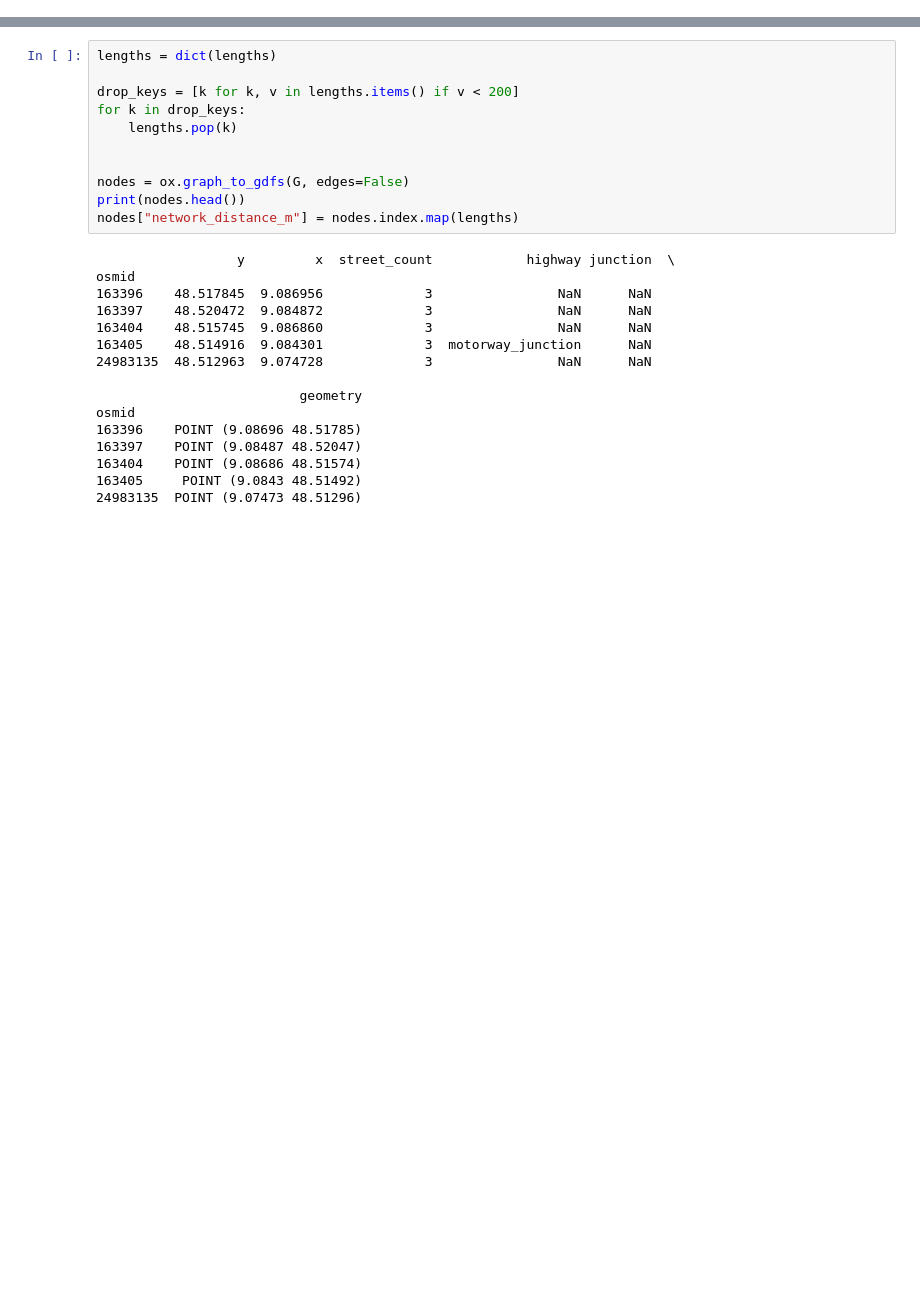
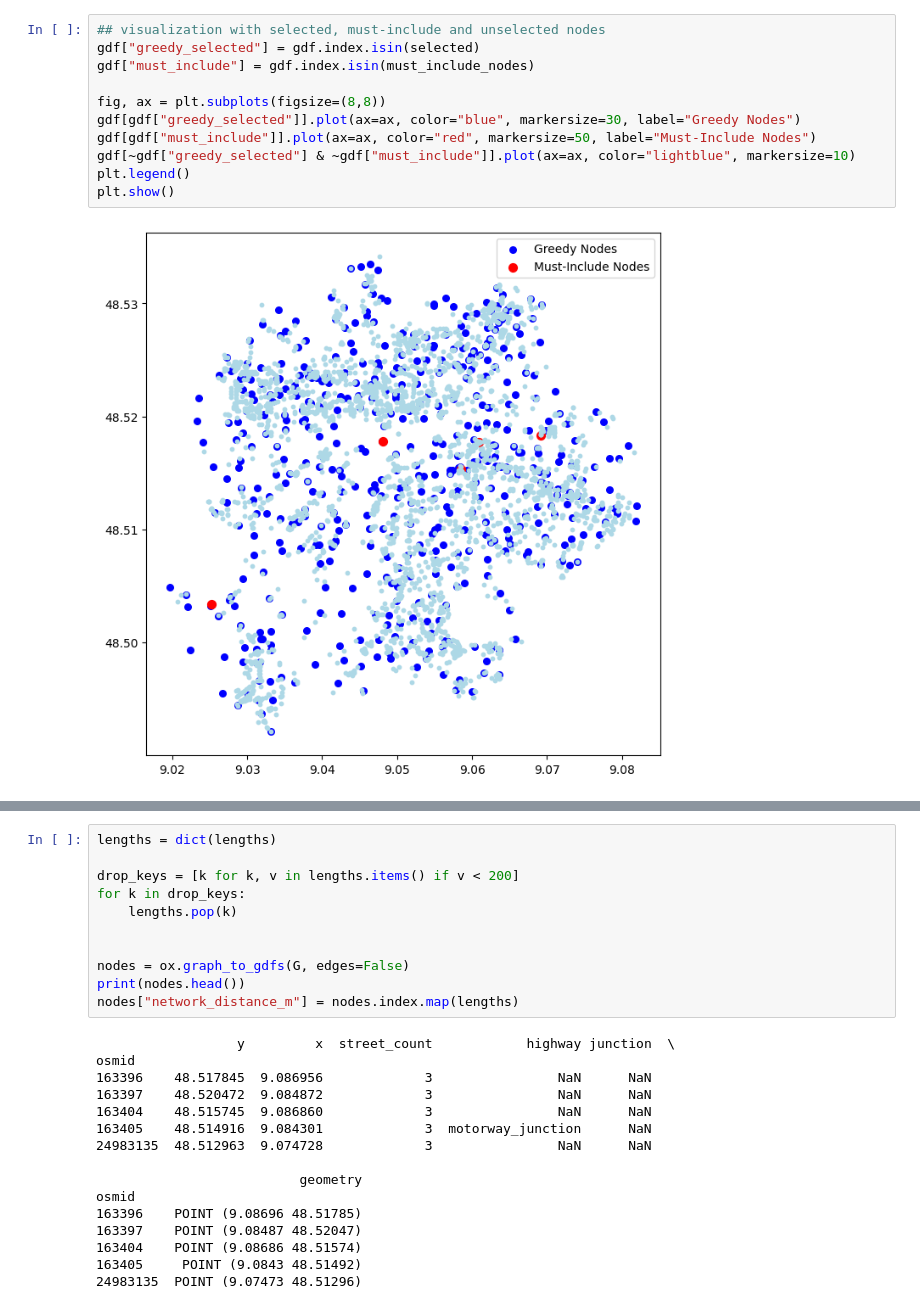
Before and after one commit to cleesee/fahrradzaehler, a Jupyter notebook: omnsx.ipynb, the cells around one changed output, grey strips where cells are left out. Drawn from its saved outputs; the diff is of its cells as text; blank space fills up the shorter version.

```diff
--- a/omnsx.ipynb
+++ b/omnsx.ipynb
@@ -93 +145,14 @@ ax = gdf.plot(
+# %%
+## visualization with selected, must-include and unselected nodes
+gdf["greedy_selected"] = gdf.index.isin(selected)
+gdf["must_include"] = gdf.index.isin(must_include_nodes)
+
+fig, ax = plt.subplots(figsize=(8,8))
+gdf[gdf["greedy_selected"]].plot(ax=ax, color="blue", markersize=30, label="Greedy Nodes")
+gdf[gdf["must_include"]].plot(ax=ax, color="red", markersize=50, label="Must-Include Nodes")
+gdf[~gdf["greedy_selected"] & ~gdf["must_include"]].plot(ax=ax, color="lightblue", markersize=10)
+plt.legend()
+plt.show()
+# %% [output]
+[figure, added]
 # %%
```
Also changed, not shown: parts of 24 cells of this notebook.
